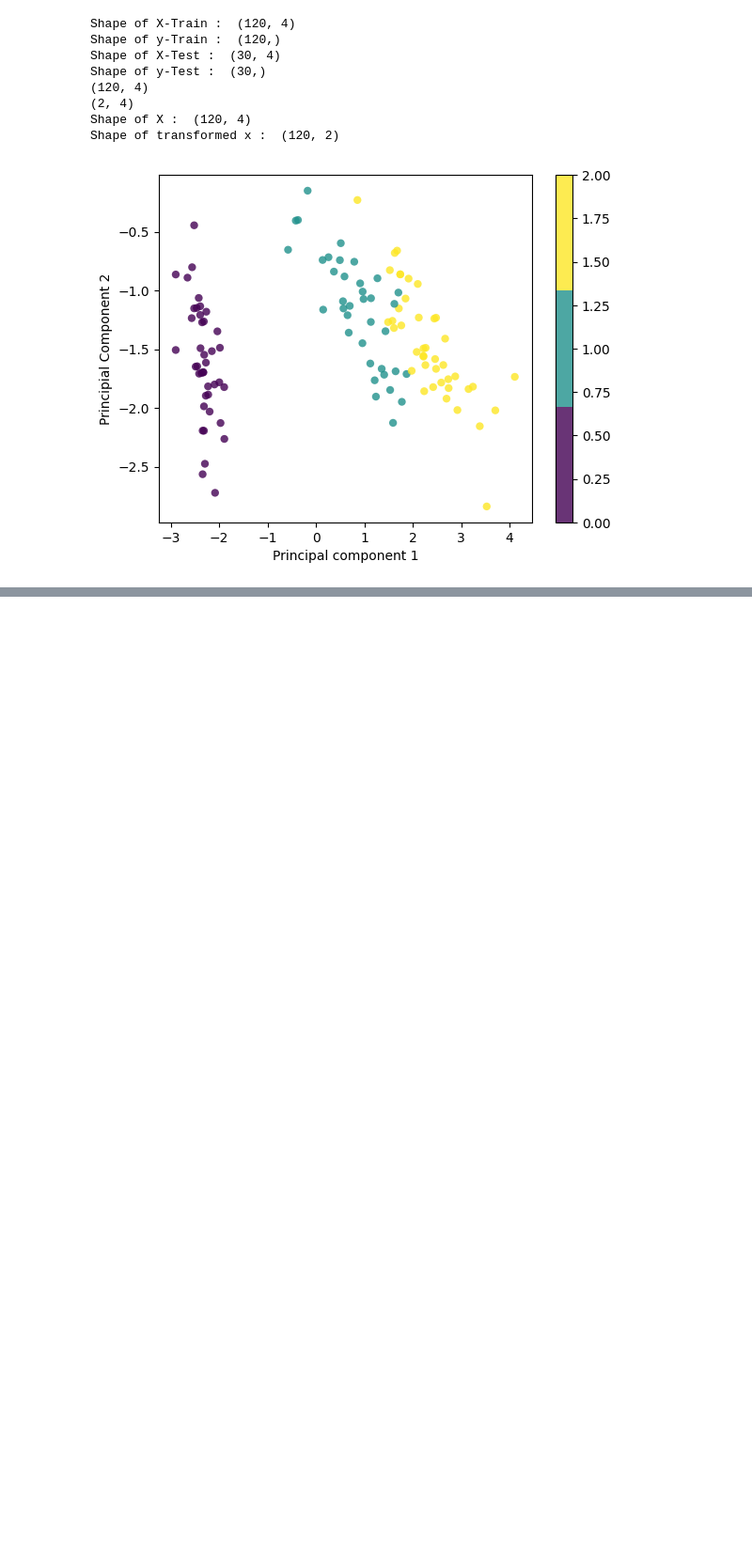
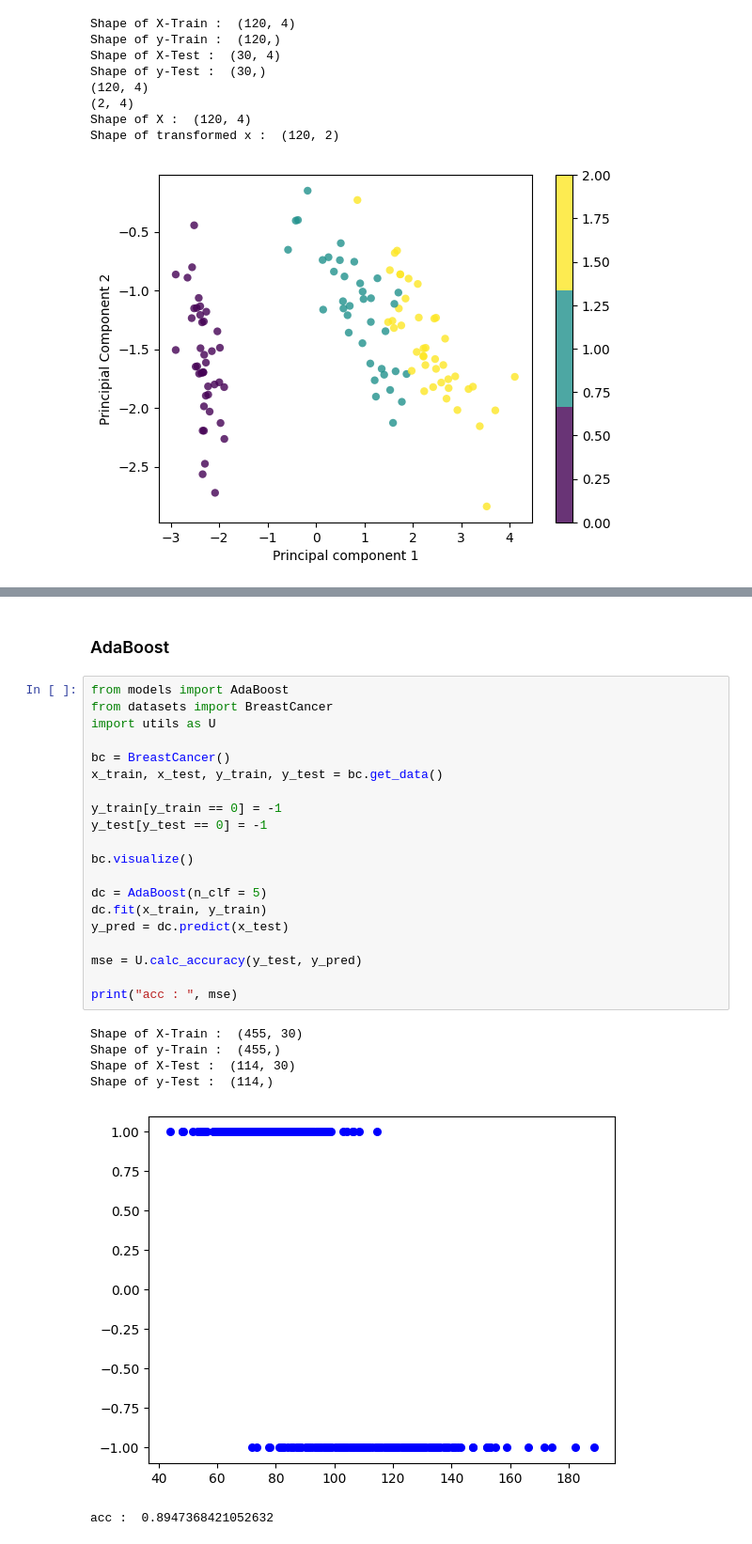
Before and after one commit to aditya-29/Machine-Learning, a Jupyter notebook: main.ipynb, the cells around one changed output, grey strips where cells are left out. Shown at 94% size. Saved outputs shown, nothing was run; the diff lists cells and outputs as text; blank space fills up the shorter version.

Commit message:
added AdaBoost

```diff
--- a/main.ipynb
+++ b/main.ipynb
@@ -343,0 +366,29 @@ Shape of transformed x :  (120, 2)
+# %% [markdown]
+### AdaBoost
+# %%
+from models import AdaBoost
+from datasets import BreastCancer
+import utils as U
+
+bc = BreastCancer()
+x_train, x_test, y_train, y_test = bc.get_data()
+
+y_train[y_train == 0] = -1
+y_test[y_test == 0] = -1
+
+bc.visualize()
+
+dc = AdaBoost(n_clf = 5)
+dc.fit(x_train, y_train)
+y_pred = dc.predict(x_test)
+
+mse = U.calc_accuracy(y_test, y_pred)
+
+print("acc : ", mse)
+# %% [output]
+Shape of X-Train :  (455, 30)
+Shape of y-Train :  (455,)
+Shape of X-Test :  (114, 30)
+Shape of y-Test :  (114,)
+[figure, added]
+acc :  0.8947368421052632
```
Also changed, not shown: parts of 1 cell of this notebook, 3 other files.
